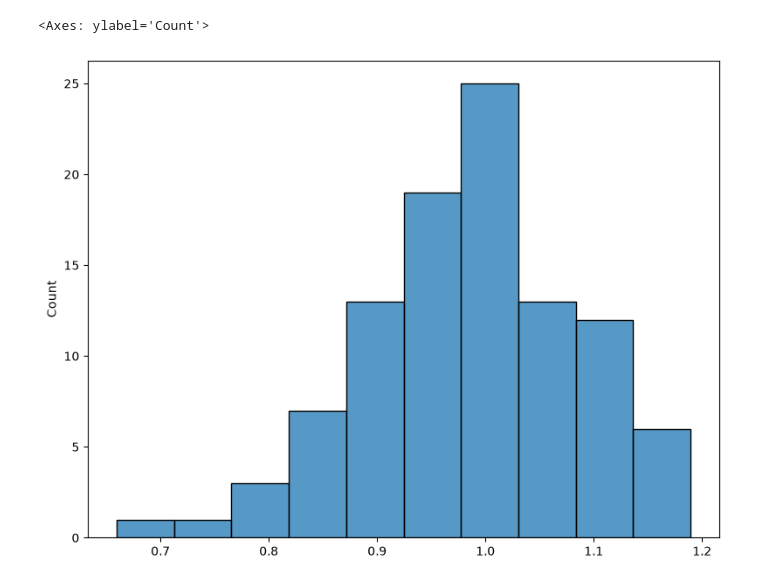
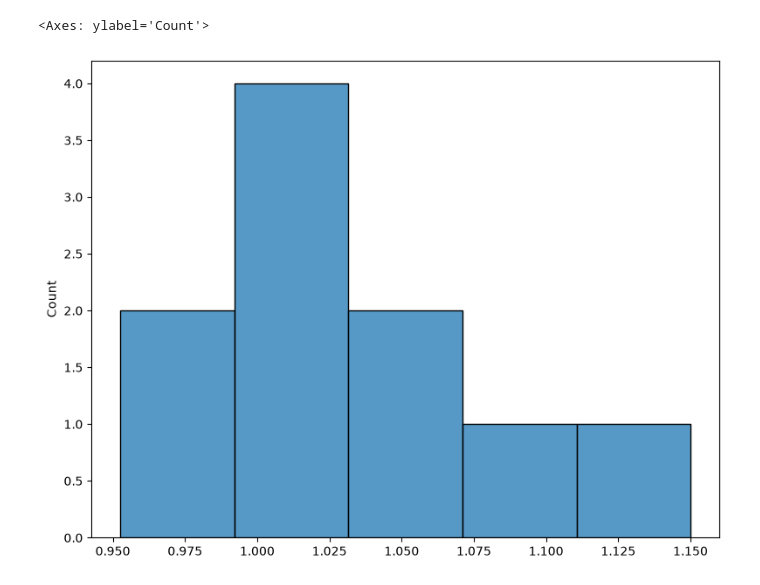
Before and after one commit to Cmay487/ML-and-Pattern-Recognition-by-Bishop-2008, a Jupyter notebook: MAP Project by Hand.ipynb, the cells around one changed output. Drawn from its saved outputs; the diff is of its cells as text; code cells hidden in the pictures.

```diff
--- a/MAP Project by Hand.ipynb
+++ b/MAP Project by Hand.ipynb
@@ -6,20 +6,20 @@ import pandas as pd
 # %%
 # create a normal distribution
 mu, sigma_ = 1, 0.1 # mean and standard deviation
-normal_data = np.random.normal(mu,sigma_,100)
+normal_data = np.random.normal(mu,sigma_,10)
 prior_mu, prior_sigma = 0.9, 0.25 # mean and standard deviation
 
 plt.figure(
     figsize=(8,6),
     layout = 'tight'
 )
 
 sns.histplot(
     data=normal_data
 )
 # %% [output]
 <Axes: ylabel='Count'>
-[figure, old version]
+[figure, new version]
 # %%
 def gaussian_pdf(x:np.array, mu:float, sigma:float, n_samples:int):
     """
```
Also changed, not shown: parts of 2 cells of this notebook.
